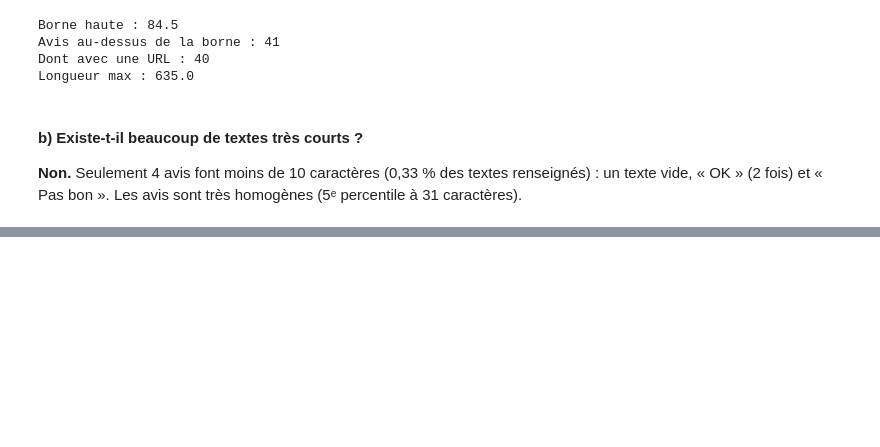
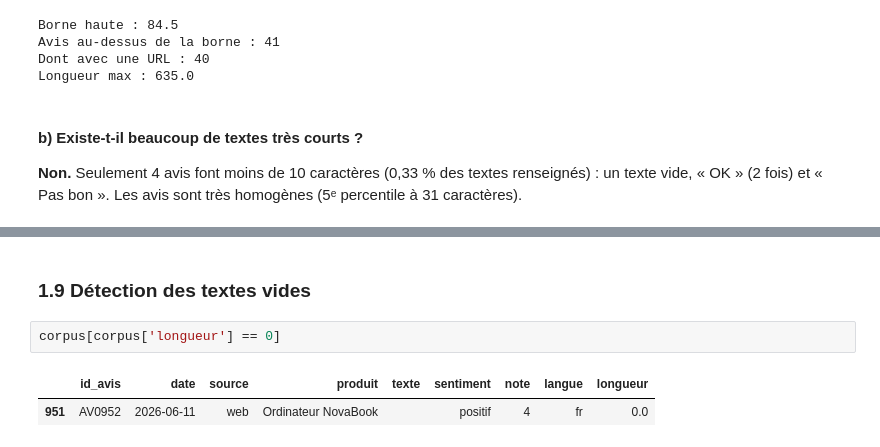
Before and after one commit to Alassanee/atelier_prepa_donnees_textuelles, a Jupyter notebook: notebooks/atelier_prepa_donnees_textuelles.ipynb, the cells around one changed output, grey strips where cells are left out. Saved outputs shown, nothing was run; the diff lists cells and outputs as text; blank space fills up the shorter version.

```diff
--- a/notebooks/atelier_prepa_donnees_textuelles.ipynb
+++ b/notebooks/atelier_prepa_donnees_textuelles.ipynb
@@ -275,3 +282,10 @@ OK         2
 Pas bon    1
            1
 Name: count, dtype: int64
+# %% [markdown]
+### **1.9 Détection des textes vides**
+# %%
+corpus[corpus['longueur'] == 0]
+# %% [output]
+|  | id_avis | date | source | produit | texte | sentiment | note | langue | longueur |
+| 951 | AV0952 | 2026-06-11 | web | Ordinateur NovaBook |  | positif | 4 | fr | 0.0 |
```
Also changed, not shown: parts of 11 cells of this notebook.
